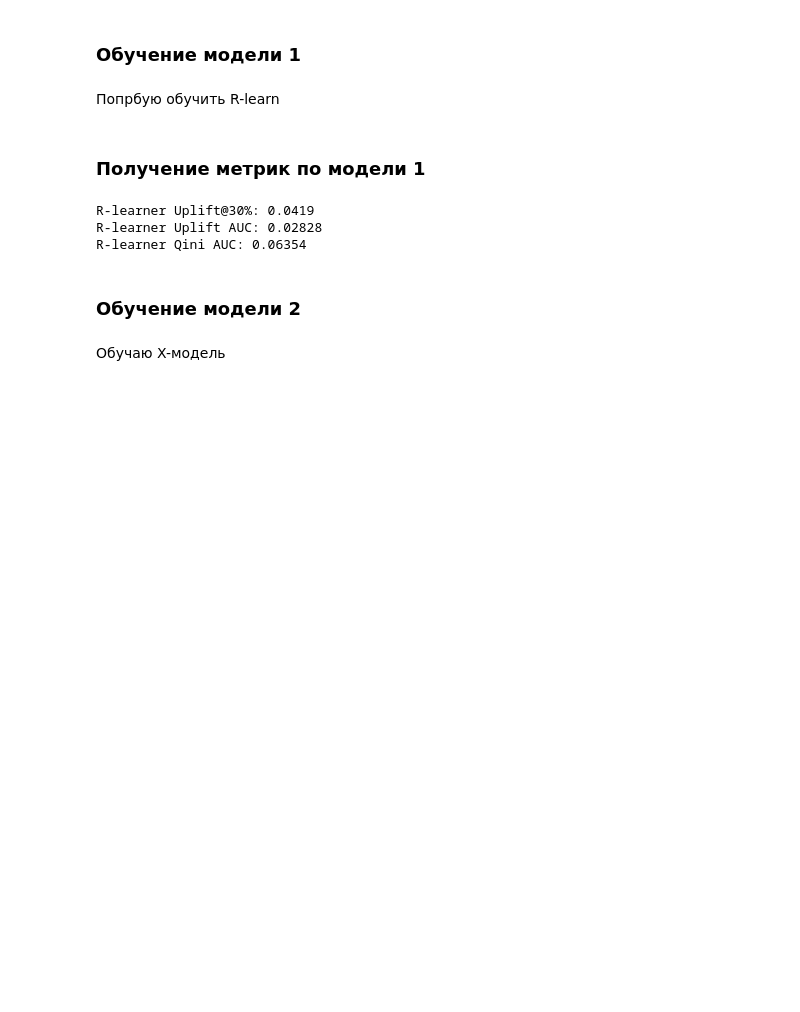
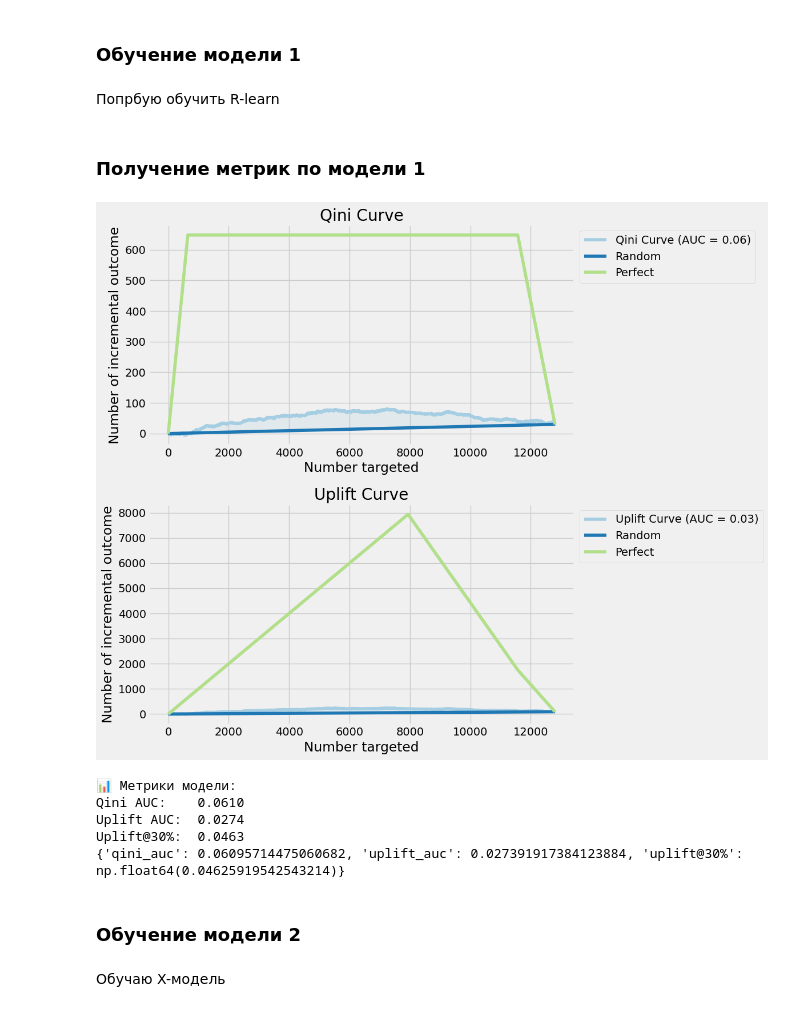
Before and after one commit to NikolayWTF/mle-uplift-final-project, a Jupyter notebook: final_project_template.ipynb, the cells around one changed output. Cells and saved outputs as stored; diff of their text form; code cells hidden in the pictures; blank space fills up the shorter version.

```diff
--- a/final_project_template.ipynb
+++ b/final_project_template.ipynb
@@ -417,33 +386,3 @@ r_learner.fit(
 )
 # %% [markdown]
 ### Получение метрик по модели 1
-# %%
-# получаем оценки uplift-эффекта для тестовой выборки
-uplift_scores = r_learner.predict(X_test.drop(columns=['treatment']).values)
-
-# рассчитываем метрики качества модели
-uplift_auc = uplift_auc_score(y_test, uplift_scores.squeeze(), T_test)
-qini_auc = qini_auc_score(y_test, uplift_scores.squeeze(), T_test)
-
-# Функция для расчета Uplift@k
-def uplift_at_k_manual(y_true, uplift_scores, treatment, k=0.3):
-    df = pd.DataFrame({'y': y_true, 'u': uplift_scores.squeeze(), 't': treatment})
-    df = df.sort_values('u', ascending=False).reset_index(drop=True)
-    topk_n = int(np.ceil(k * len(df)))
-    top = df.iloc[:topk_n]
-    treated = top[top['t'] == 1]
-    control = top[top['t'] == 0]
-    r_t = treated['y'].mean() if len(treated) > 0 else 0.0
-    r_c = control['y'].mean() if len(control) > 0 else 0.0
-    return r_t - r_c
-
-# Расчет Uplift@30%
-uplift_at_30 = uplift_at_k_manual(y_test, uplift_scores, T_test, k=0.3)
-
-print(f"R-learner Uplift@30%: {uplift_at_30:.4f}")
-print(f"R-learner Uplift AUC: {uplift_auc:.5f}")
-print(f"R-learner Qini AUC: {qini_auc:.5f}")
-# %% [output]
-R-learner Uplift@30%: 0.0419
-R-learner Uplift AUC: 0.02828
-R-learner Qini AUC: 0.06354
@@ -450,3 +392,19 @@ R-learner Qini AUC: 0.06354
+# %%
+metrics_baseline = plot_uplift_results(
+    y_true=y_test,
+    uplift_pred=uplift_scores.squeeze(),
+    treatment=X_test["treatment"],
+    k=0.3
+)
+
+print(metrics_baseline)
+# %% [output]
+[figure, added]
+📊 Метрики модели:
+Qini AUC:    0.0610
+Uplift AUC:  0.0274
+Uplift@30%:  0.0463
+{'qini_auc': 0.06095714475060682, 'uplift_auc': 0.027391917384123884, 'uplift@30%': np.float64(0.04625919542543214)}
 # %% [markdown]
 ### Обучение модели 2
 # %% [markdown]
```
Also changed, not shown: parts of 33 cells of this notebook, 1 other file.
